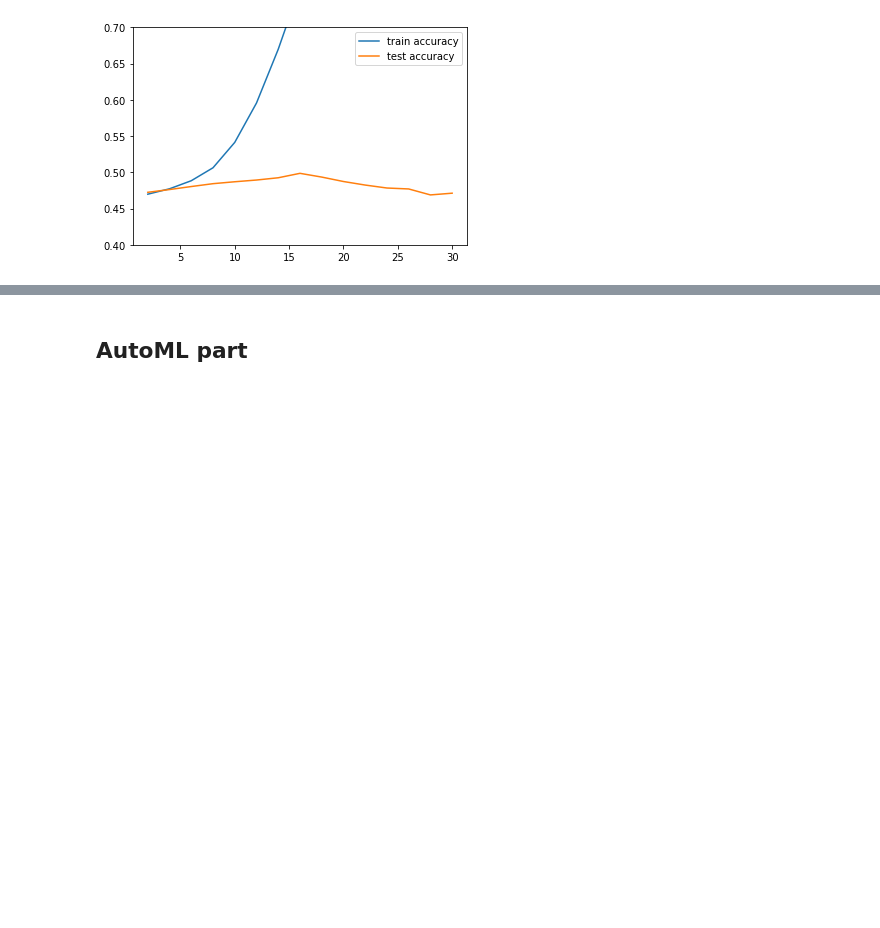
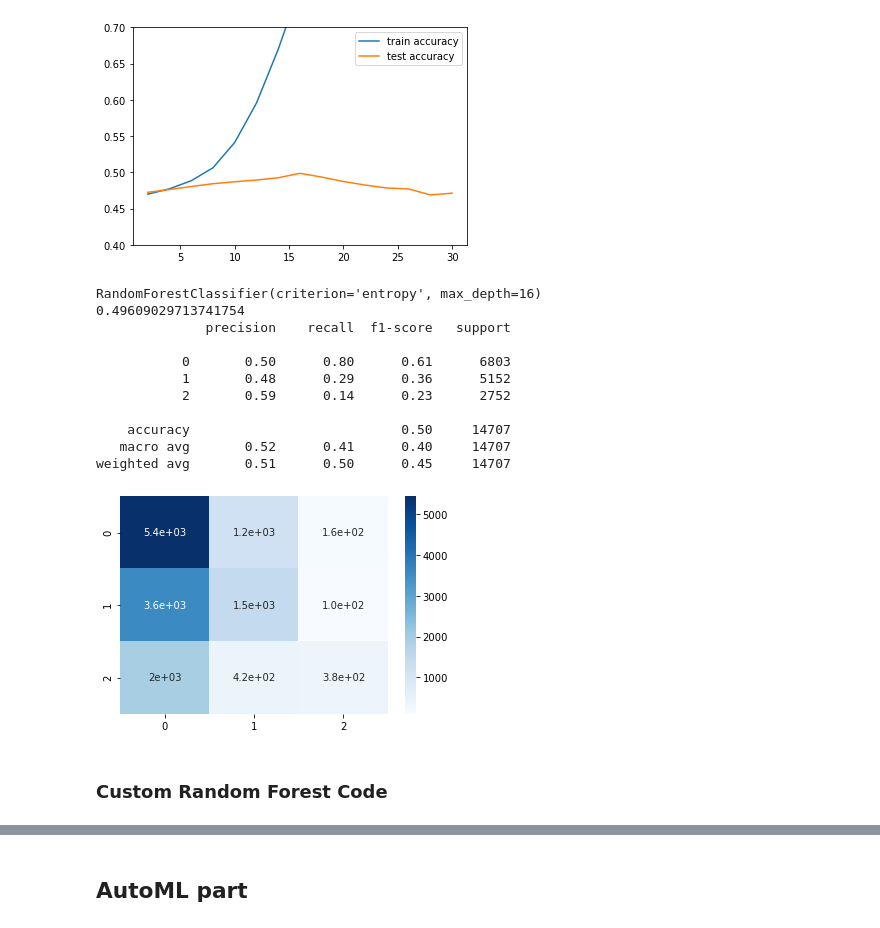
Before and after one commit to Kaushal1011/CSE523-Machine-Learning-Quantcats, a Jupyter notebook: Codes/Final_notebook.ipynb, the cells around one changed output, grey strips where cells are left out. Saved outputs shown, nothing was run; the diff lists cells and outputs as text; code cells hidden in the pictures; blank space fills up the shorter version.

```diff
--- a/Codes/Final_notebook.ipynb
+++ b/Codes/Final_notebook.ipynb
@@ -364,0 +390,34 @@ Max_Depth: 30 :  Train Accuracy:1.0     Test Accurary:0.471
+# %%
+# TODO: best random forest model
+# from sklearn.tree import RandomForestClassifier
+scaler = StandardScaler()
+scaler.fit(X)
+X_scalar=scaler.transform(X)
+
+X_scalar_train, X_scalar_test, y_train, y_test = sklearn.model_selection.train_test_split(
+    X, y, random_state=1
+)
+tree_clf=RandomForestClassifier(max_depth=16,criterion="entropy")
+print(tree_clf.fit(X_scalar_train,y_train))
+print(tree_clf.score(X_scalar_test,y_test))
+y_pred = tree_clf.predict(X_scalar_test)
+y_pred = [round(value) for value in y_pred]
+print(sklearn.metrics.classification_report(y_test, y_pred,zero_division=False))
+sns.heatmap(sklearn.metrics.confusion_matrix(y_test,y_pred),annot=True,cmap="Blues")
+plt.show(sns)
+tree_clf=None
+# %% [output]
+RandomForestClassifier(criterion='entropy', max_depth=16)
+0.49609029713741754
+              precision    recall  f1-score   support
+
+           0       0.50      0.80      0.61      6803
+           1       0.48      0.29      0.36      5152
+           2       0.59      0.14      0.23      2752
+
+    accuracy                           0.50     14707
+   macro avg       0.52      0.41      0.40     14707
+weighted avg       0.51      0.50      0.45     14707
+[figure, added]
+# %% [markdown]
+### Custom Random Forest Code
```
Also changed, not shown: parts of 14 cells of this notebook, 1 other file.
